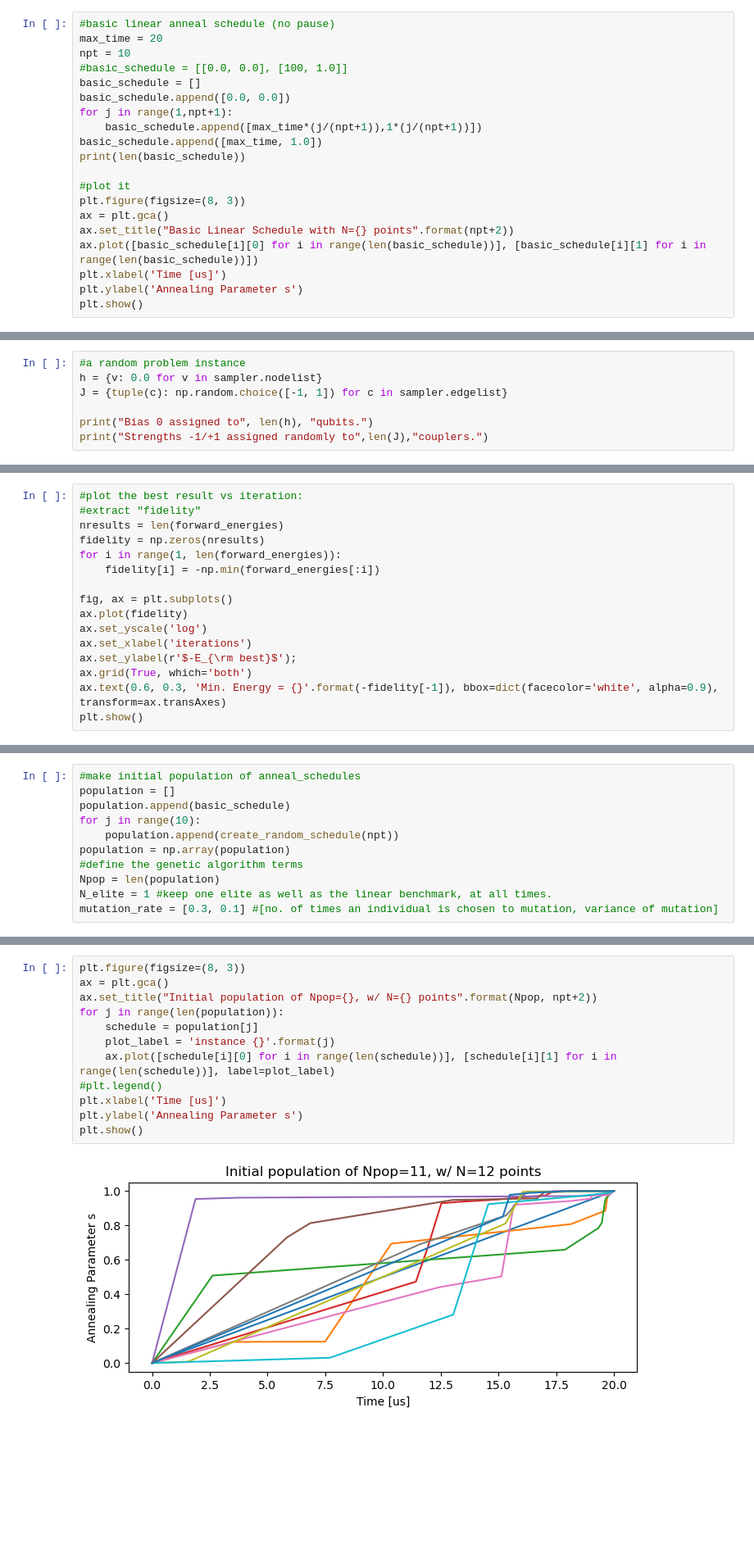
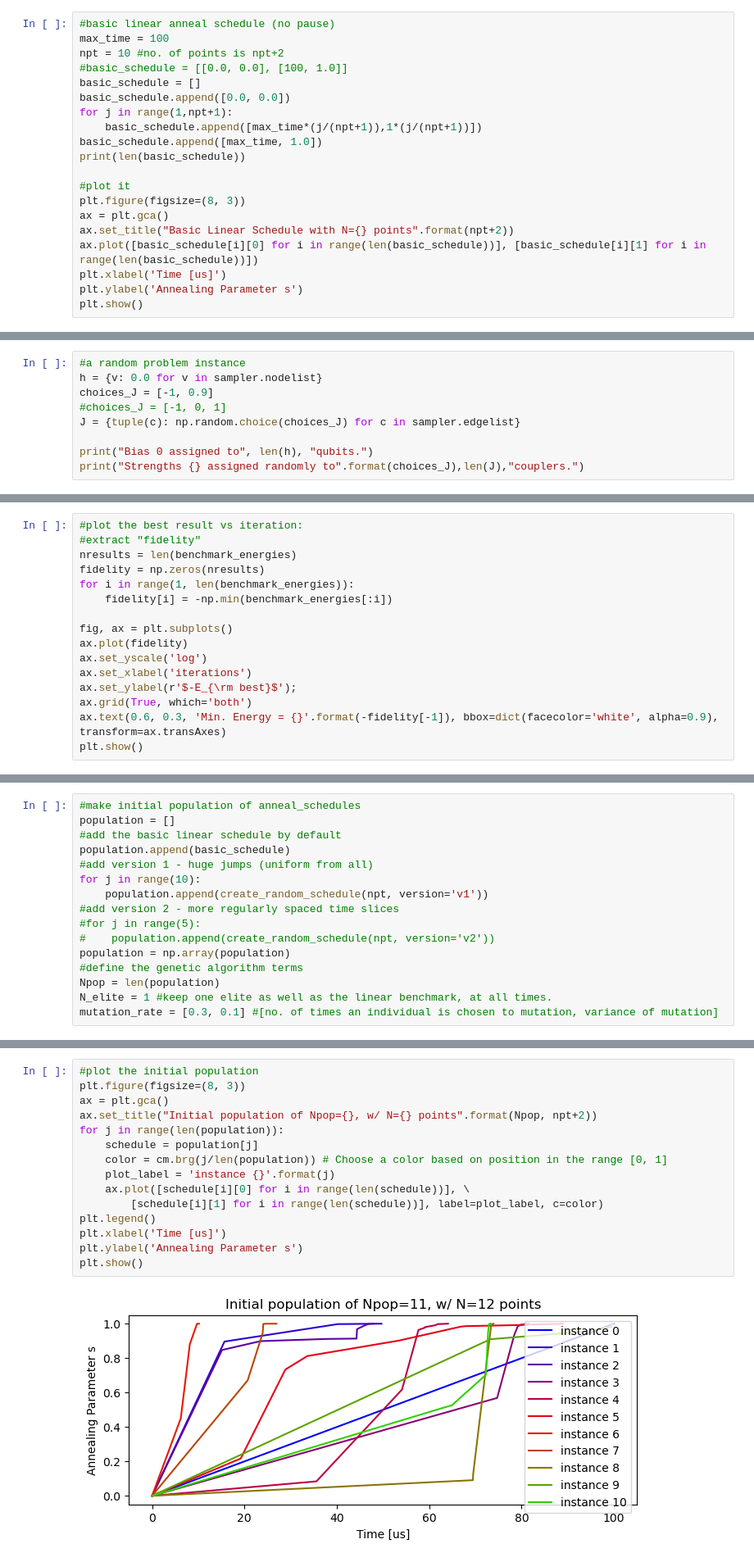
Before and after one commit to vdrouint/genetic-algos, a Jupyter notebook: genetic_adiabatic_dwave.ipynb, the cells around one changed output, grey strips where cells are left out. Shown: that part at 82% size. Saved outputs shown, nothing was run; the diff lists cells and outputs as text; blank space fills up the shorter version.

```diff
--- a/genetic_adiabatic_dwave.ipynb
+++ b/genetic_adiabatic_dwave.ipynb
@@ -53,8 +57,8 @@ J range: [-1.0, 1.0]
 h range: [-2.0, 2.0]
 # %%
 #basic linear anneal schedule (no pause)
-max_time = 20
-npt = 10
+max_time = 100
+npt = 10 #no. of points is npt+2
 #basic_schedule = [[0.0, 0.0], [100, 1.0]]
 basic_schedule = []
 basic_schedule.append([0.0, 0.0])
@@ -77,9 +105,11 @@ plt.show()
 # %%
 #a random problem instance
 h = {v: 0.0 for v in sampler.nodelist}
-J = {tuple(c): np.random.choice([-1, 1]) for c in sampler.edgelist}
+choices_J = [-1, 0.9]
+#choices_J = [-1, 0, 1]
+J = {tuple(c): np.random.choice(choices_J) for c in sampler.edgelist}
 
 print("Bias 0 assigned to", len(h), "qubits.")
-print("Strengths -1/+1 assigned randomly to",len(J),"couplers.")
+print("Strengths {} assigned randomly to".format(choices_J),len(J),"couplers.")
 # %% [output]
 Bias 0 assigned to 2041 qubits.
@@ -99,10 +131,10 @@ print("QPU time used:", benchmark_answer.info['timing']['qpu_access_time']/10**6
 # %%
 #plot the best result vs iteration:
 #extract "fidelity"
-nresults = len(forward_energies)
+nresults = len(benchmark_energies)
 fidelity = np.zeros(nresults)
-for i in range(1, len(forward_energies)):
-    fidelity[i] = -np.min(forward_energies[:i])
+for i in range(1, len(benchmark_energies)):
+    fidelity[i] = -np.min(benchmark_energies[:i])
 
 fig, ax = plt.subplots()
 ax.plot(fidelity)
@@ -309,9 +376,14 @@ good anneal? True
 # %%
 #make initial population of anneal_schedules
 population = []
+#add the basic linear schedule by default
 population.append(basic_schedule)
+#add version 1 - huge jumps (uniform from all)
 for j in range(10):
-    population.append(create_random_schedule(npt))
+    population.append(create_random_schedule(npt, version='v1'))
+#add version 2 - more regularly spaced time slices
+#for j in range(5):
+#    population.append(create_random_schedule(npt, version='v2'))
 population = np.array(population)
 #define the genetic algorithm terms
 Npop = len(population)
@@ -320,14 +394,17 @@ mutation_rate = [0.3, 0.1] #[no. of times an individual is chosen to mutation, v
 # %%
+#plot the initial population
 plt.figure(figsize=(8, 3))
 ax = plt.gca()
 ax.set_title("Initial population of Npop={}, w/ N={} points".format(Npop, npt+2))
 for j in range(len(population)):
     schedule = population[j]
+    color = cm.brg(j/len(population)) # Choose a color based on position in the range [0, 1]
     plot_label = 'instance {}'.format(j)
-    ax.plot([schedule[i][0] for i in range(len(schedule))], [schedule[i][1] for i in range(len(schedule))], label=plot_label)
-#plt.legend()
+    ax.plot([schedule[i][0] for i in range(len(schedule))], \
+        [schedule[i][1] for i in range(len(schedule))], label=plot_label, c=color)
+plt.legend()
 plt.xlabel('Time [us]')
 plt.ylabel('Annealing Parameter s')
 plt.show()
 # %% [output]
-[figure, old version]
+[figure, new version]
```
Also changed, not shown: parts of 25 cells of this notebook, 2 other files.
